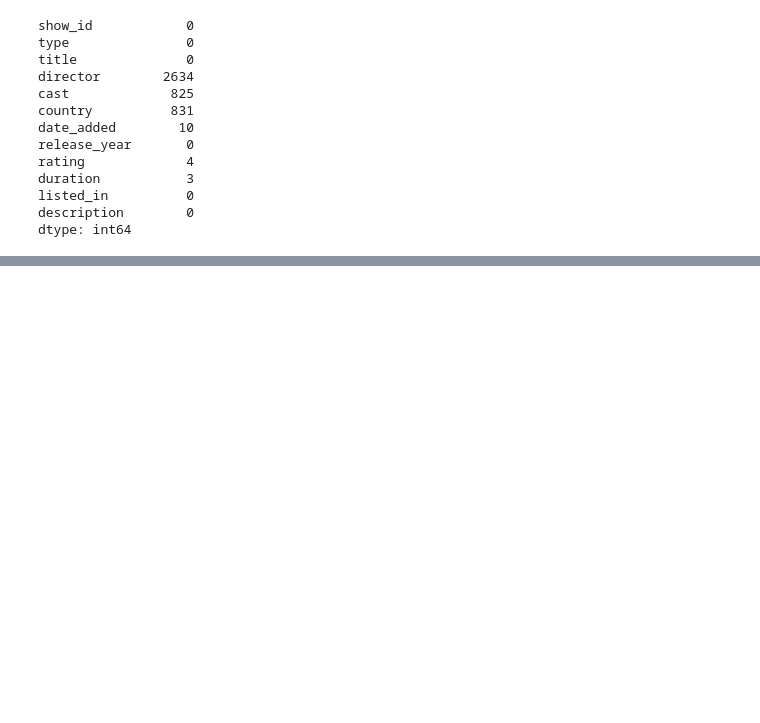
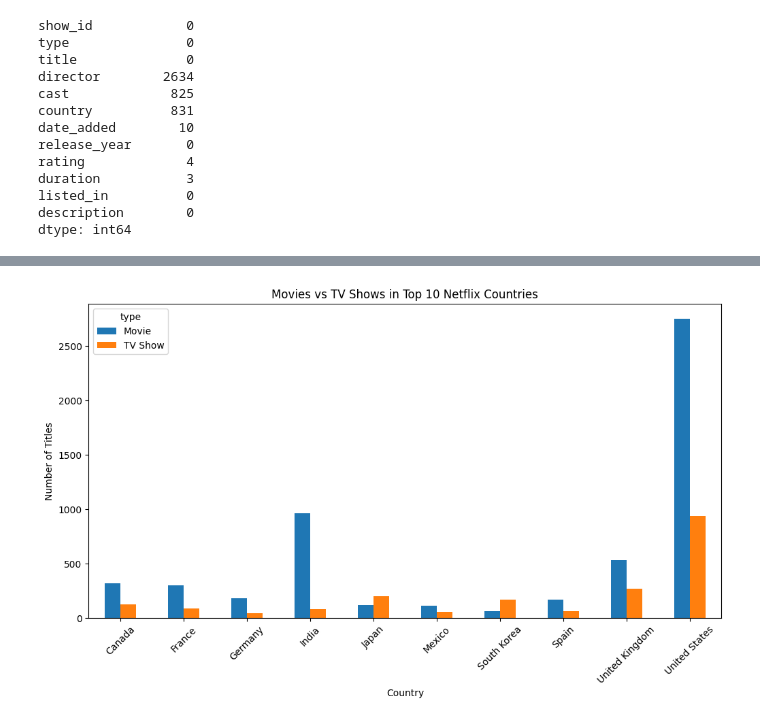
Before and after one commit to Alexey9991984/Projects, a Jupyter notebook: PROJECTS/netflix_top_countries/netflix_top_countries.ipynb, the cells around one changed output, grey strips where cells are left out. Cells and saved outputs as stored; diff of their text form; code cells hidden in the pictures; blank space fills up the shorter version.

```diff
--- a/PROJECTS/netflix_top_countries/netflix_top_countries.ipynb
+++ b/PROJECTS/netflix_top_countries/netflix_top_countries.ipynb
@@ -76,0 +111,2 @@ country_df.plot(kind='bar', figsize=(12,5))
+# %%
+df_country = df_country.dropna(subset=["country"]) # drop rows with NaN in country column
@@ -76,0 +164,7 @@ country_df.plot(kind='bar', figsize=(12,5))
+# %%
+country_type_counts = (
+    df_country
+    .groupby(["country", "type"]) # group by country and type
+    .size()
+    .reset_index(name="titles_count")  # reset index and name the count column
+) # group by country and type
@@ -76,0 +180,11 @@ country_df.plot(kind='bar', figsize=(12,5))
+# %%
+top_countries = (
+    df_country["country"]
+    .value_counts()
+    .head(10) # get top 10 countries
+    .index
+)
+# %%
+top_country_type = country_type_counts[
+    country_type_counts["country"].isin(top_countries) # filter for top countries
+] # filter for top countries
@@ -76,0 +209,19 @@ country_df.plot(kind='bar', figsize=(12,5))
+# %%
+pivot = top_country_type.pivot(
+    index="country",
+    columns="type",
+    values="titles_count"
+)
+
+pivot.plot(
+    kind="bar",
+    figsize=(12,6),
+    title="Movies vs TV Shows in Top 10 Netflix Countries"
+)
+
+plt.xlabel("Country")
+plt.ylabel("Number of Titles")
+plt.xticks(rotation=45)
+plt.show()
+# %% [output]
+[figure, added]
```
Also changed, not shown: parts of 22 cells of this notebook.
